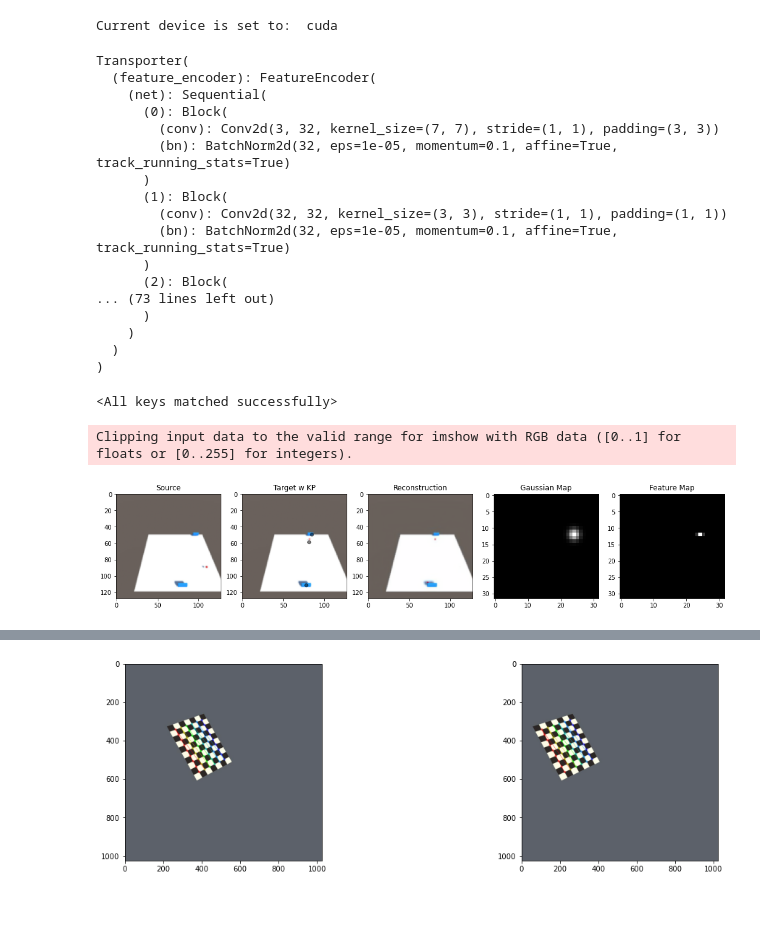
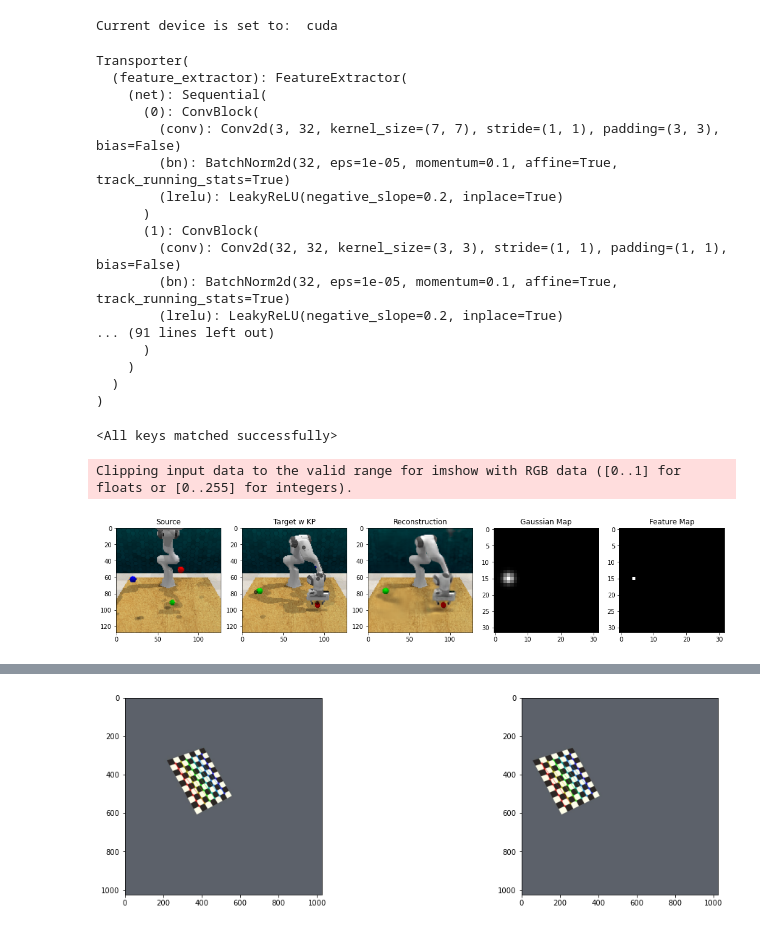
Before and after one commit to StafaH/graph-imitation-learning, a Jupyter notebook: notebooks/3.0-transporter-pong.ipynb, the cells around one changed output, grey strips where cells are left out. Drawn from its saved outputs; the diff is of its cells as text; code cells hidden in the pictures.

```diff
--- a/notebooks/3.0-transporter-pong.ipynb
+++ b/notebooks/3.0-transporter-pong.ipynb
@@ -84,41 +72,42 @@ loader = torch.utils.data.DataLoader(dataset, batch_size=32, sampler=sampler, pi
 # %%
 sys.path.append('../src/transporter/model/')
+sys.path.append('../src/transporter/')
 from transporter import *
 
 IMAGE_CHANNELS = 3
-K = 3
+K = 4
 
 # Build Transporter Model architecture
-feature_encoder = FeatureEncoder(IMAGE_CHANNELS)
-pose_regressor = PoseRegressor(IMAGE_CHANNELS, K)
+feature_encoder = FeatureExtractor(IMAGE_CHANNELS)
+key_net = KeyNet(IMAGE_CHANNELS, K)
 refine_net = RefineNet(IMAGE_CHANNELS)
 
-transporter_model = Transporter(feature_encoder, pose_regressor, refine_net)
+transporter_model = Transporter(feature_encoder, key_net, refine_net)
 transporter_model.to(device=device)
 # %% [output]
 Transporter(
-  (feature_encoder): FeatureEncoder(
+  (feature_extractor): FeatureExtractor(
     (net): Sequential(
-      (0): Block(
-        (conv): Conv2d(3, 32, kernel_size=(7, 7), stride=(1, 1), padding=(3, 3))
+      (0): ConvBlock(
+        (conv): Conv2d(3, 32, kernel_size=(7, 7), stride=(1, 1), padding=(3, 3), bias=False)
         (bn): BatchNorm2d(32, eps=1e-05, momentum=0.1, affine=True, track_running_stats=True)
+        (lrelu): LeakyReLU(negative_slope=0.2, inplace=True)
       )
-      (1): Block(
-        (conv): Conv2d(32, 32, kernel_size=(3, 3), stride=(1, 1), padding=(1, 1))
+      (1): ConvBlock(
+        (conv): Conv2d(32, 32, kernel_size=(3, 3), stride=(1, 1), padding=(1, 1), bias=False)
         (bn): BatchNorm2d(32, eps=1e-05, momentum=0.1, affine=True, track_running_stats=True)
-      )
-      (2): Block(
-... (73 lines left out)
+        (lrelu): LeakyReLU(negative_slope=0.2, inplace=True)
+... (91 lines left out)
       )
     )
   )
 )
-# %%
-model_dir = 'C:/code/heart-tracking/logs/pong3d/transporter_model.pth'
-
-transporter_model.load_state_dict(torch.load(model_dir))
-# %% [output]
-<All keys matched successfully>
+# %%
+model_dir = '/home/mustafa/code/graph-imitation-learning/success_runs/transporter_reach_target/transporter_model.pth'
+checkpoint = torch.load(model_dir)
+transporter_model.load_state_dict(checkpoint['model_state_dict'])
+# %% [output]
+<All keys matched successfully>
 # %%
 from matplotlib.patches import Circle
 
@@ -156,47 +145,47 @@ black_color = [0., 0., 0.]
 with torch.no_grad():
     transporter_model.eval()
 
-    for image, target, n in loader:
+    for image, target in loader:
         break
 
     image = image.to(device=device)
     target = target.to(device=device)
 
-    keypoints = transporter_model.point_net(image)
+    keypoints = transporter_model.key_net(image)
     reconstruction = transporter_model(image, target)
 
     fig, ax = plt.subplots(1, 5, figsize=(18, 5))
     idx = 0
     k_idx = 1
     std = 0.1
 
     feature_maps = spatial_softmax(keypoints)
     gmap = gaussian_map(feature_maps, std)[idx, k_idx]
 
     ax[0].set_title('Source')
     ax[0].imshow(np.transpose(image[idx].cpu().numpy(), (1, 2, 0)), cmap='gray')
 
     ax[1].set_title('Target w KP')
     ax[1].imshow(np.transpose(target[idx].cpu().numpy(), (1, 2, 0)))
 
     ax[2].set_title('Reconstruction')
     ax[2].imshow(np.transpose(reconstruction[idx].cpu().numpy(), (1, 2, 0)))
 
     ax[3].set_title('Gaussian Map')
     ax[3].imshow(gmap.cpu().detach().numpy(), cmap='gray', vmin=0, vmax=1)
 
     ax[4].set_title('Feature Map')
     ax[4].imshow(feature_maps[idx, k_idx].cpu().numpy(), cmap='gray')
 
-    normalized_left_locs = compute_keypoint_location_mean(spatial_softmax(transporter_model.point_net(target)))[idx]
+    normalized_left_locs = compute_keypoint_location_mean(spatial_softmax(transporter_model.key_net(target)))[idx]
     left_locs = (normalized_left_locs + 1) / 2 * 128
     colors = get_n_colors(len(left_locs))
     for i, l in enumerate(left_locs):
         ax[1].add_patch(Circle((l[1].item(), l[0].item()), 2,
                                color=black_color, alpha=0.5))
 # %% [output]
 Clipping input data to the valid range for imshow with RGB data ([0..1] for floats or [0..255] for integers).
-[figure, old version]
+[figure, new version]
 # %%
 # Visualizing the right image
 source_index, target_index = n
```
Also changed, not shown: parts of 3 cells of this notebook, 3 other files.
